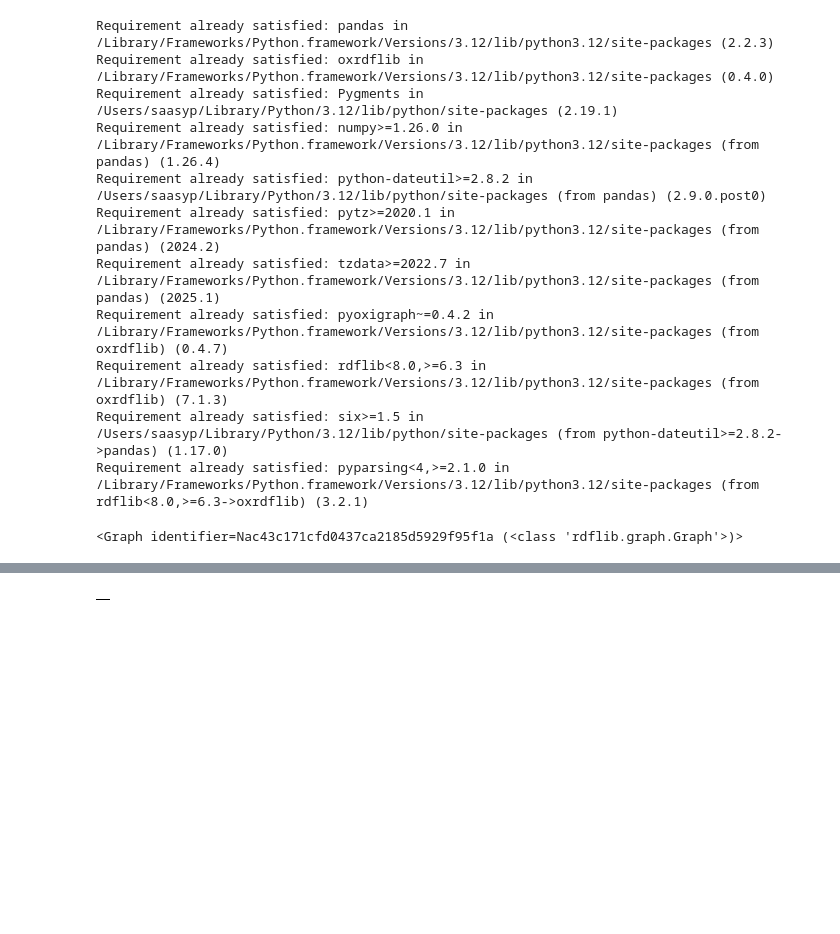
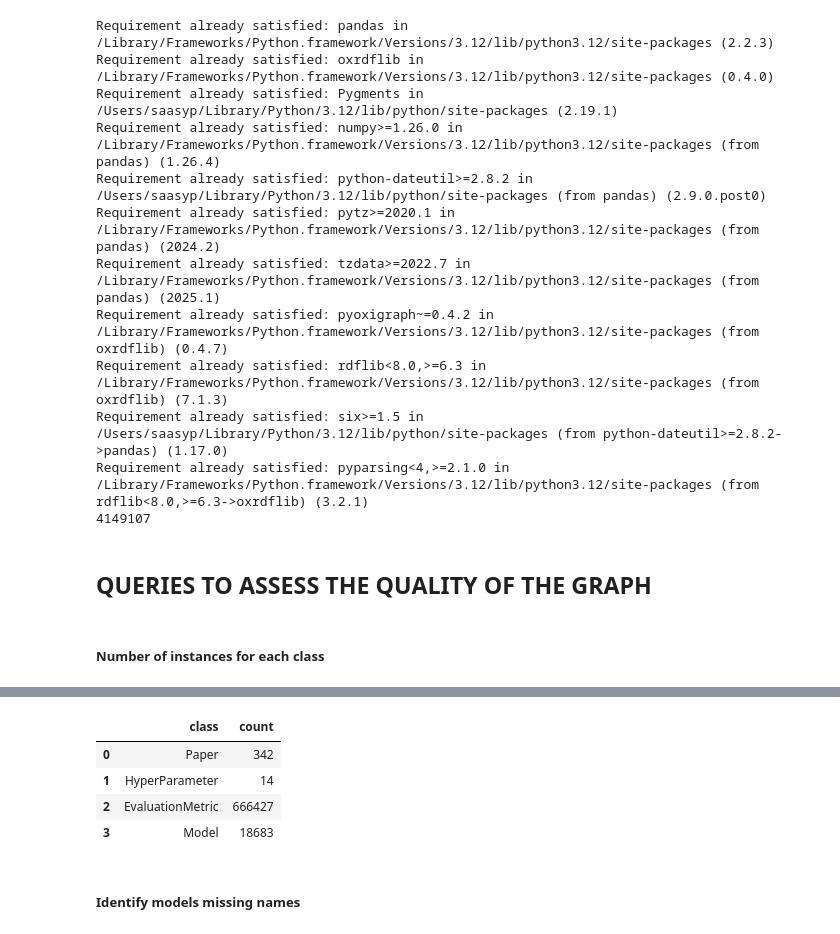
Before and after one commit to spascarella/KGEMMA, a Jupyter notebook: query.ipynb, the cells around one changed output, grey strips where cells are left out. Saved outputs shown, nothing was run; the diff lists cells and outputs as text; code cells hidden in the pictures; blank space fills up the shorter version.

Commit message:
Add queries and fixed paper-model link

```diff
--- a/query.ipynb
+++ b/query.ipynb
@@ -32,6 +32,7 @@ def run_query(graph, query_path):
 g = Graph(store="Oxigraph")
 
 g.parse("output/graph/models-metrics-papers.ttl", format="ttl")
+print(len(g))
 # %% [output]
 Requirement already satisfied: pandas in /Library/Frameworks/Python.framework/Versions/3.12/lib/python3.12/site-packages (2.2.3)
 Requirement already satisfied: oxrdflib in /Library/Frameworks/Python.framework/Versions/3.12/lib/python3.12/site-packages (0.4.0)
@@ -44,9 +45,19 @@ Requirement already satisfied: pyoxigraph~=0.4.2 in /Library/Frameworks/Python.f
 Requirement already satisfied: rdflib<8.0,>=6.3 in /Library/Frameworks/Python.framework/Versions/3.12/lib/python3.12/site-packages (from oxrdflib) (7.1.3)
 Requirement already satisfied: six>=1.5 in /Users/saasyp/Library/Python/3.12/lib/python/site-packages (from python-dateutil>=2.8.2->pandas) (1.17.0)
 Requirement already satisfied: pyparsing<4,>=2.1.0 in /Library/Frameworks/Python.framework/Versions/3.12/lib/python3.12/site-packages (from rdflib<8.0,>=6.3->oxrdflib) (3.2.1)
+4149107
-<Graph identifier=Nac43c171cfd0437ca2185d5929f95f1a (<class 'rdflib.graph.Graph'>)>
+# %% [markdown]
+## **QUERIES TO ASSESS THE QUALITY OF THE GRAPH**
+# %% [markdown]
+##### Number of instances for each class
 # %%
-run_query(g, './queries/q1.rq')
+run_query(g, "queries/quality/q1.rq")
 # %% [output]
 [interactive output not drawn]
-|  |
+|  | class | count |
+| 0 | Paper | 342 |
+| 1 | HyperParameter | 14 |
+| 2 | EvaluationMetric | 666427 |
+| 3 | Model | 18683 |
+# %% [markdown]
+##### Identify models missing names
```
Also changed, not shown: parts of 31 cells of this notebook, 22 other files.
